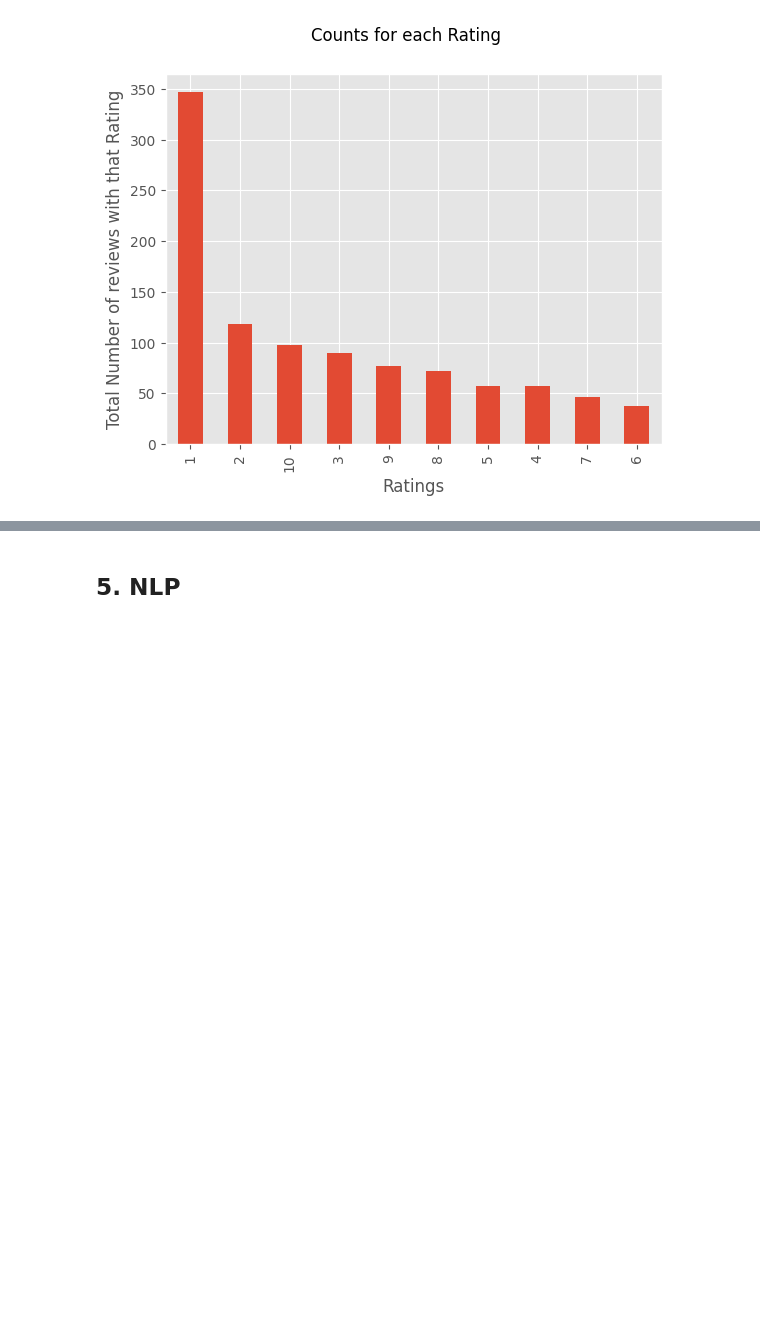
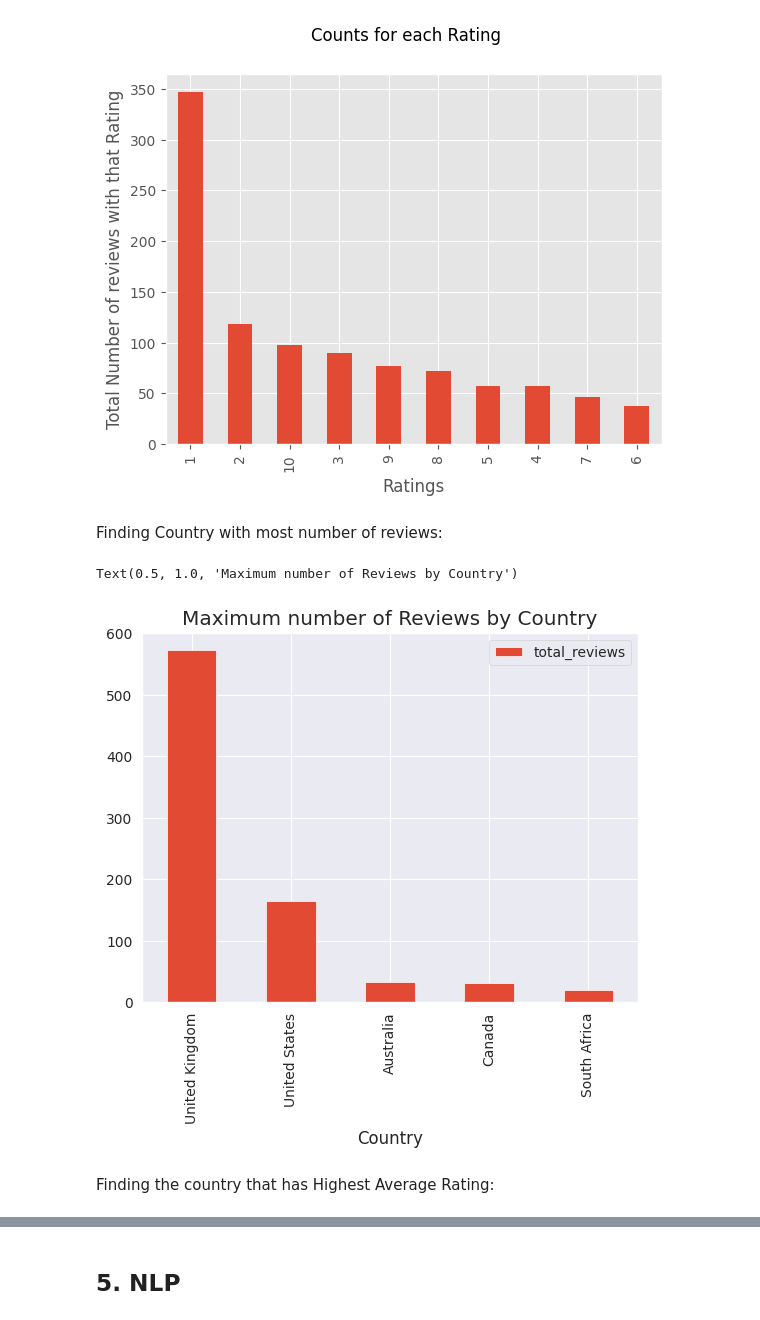
Before and after one commit to BhushanIngale/British-Airways-Data-Science, a Jupyter notebook: src/British_Airways_Task_1.ipynb, the cells around one changed output, grey strips where cells are left out. Cells and saved outputs as stored; diff of their text form; code cells hidden in the pictures; blank space fills up the shorter version.

```diff
--- a/src/British_Airways.ipynb
+++ b/src/British_Airways_Task_1.ipynb
@@ -228,3 +228,17 @@ plt.suptitle("Counts for each Rating")
 # %% [output]
 Text(0.5, 0.98, 'Counts for each Rating')
 [figure]
+# %% [markdown]
+Finding Country with most number of reviews:
+# %%
+df_country_review = pd.DataFrame(df.Country.value_counts().head()).reset_index()
+# %%
+df_country_review.rename(columns={'index':'Country','Country':'total_reviews'}, inplace=True)
+# %%
+df_country_review.plot(kind="bar", x='Country')
+plt.title("Maximum number of Reviews by Country")
+# %% [output]
+Text(0.5, 1.0, 'Maximum number of Reviews by Country')
+[figure, added]
+# %% [markdown]
+Finding the country that has Highest Average Rating:
```
Also changed, not shown: parts of 24 cells of this notebook.
